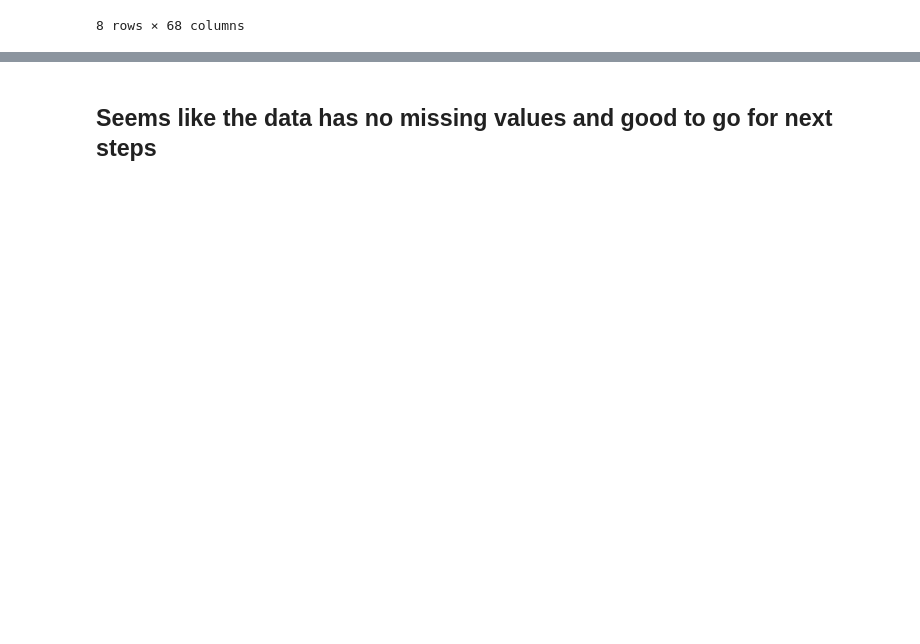
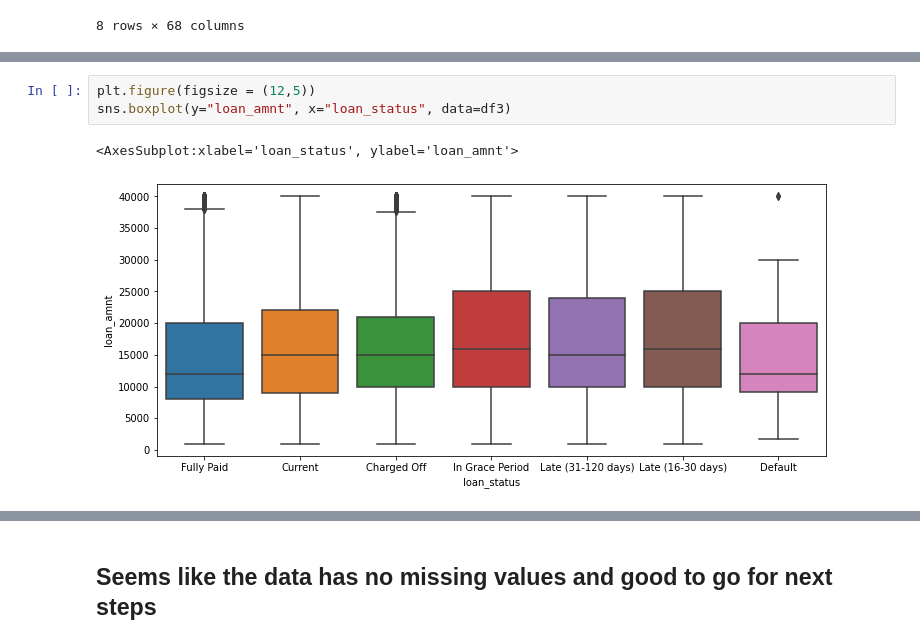
Before and after one commit to zonghaozhou/LendingClub-1, a Jupyter notebook: data_wrangling.ipynb, the cells around one changed output, grey strips where cells are left out. Saved outputs shown, nothing was run; the diff lists cells and outputs as text; blank space fills up the shorter version.

```diff
--- a/data_wrangling.ipynb
+++ b/data_wrangling.ipynb
@@ -219,0 +287,6 @@ df3[num_feat].describe()
+# %%
+plt.figure(figsize = (12,5))
+sns.boxplot(y="loan_amnt", x="loan_status", data=df3)
+# %% [output]
+<AxesSubplot:xlabel='loan_status', ylabel='loan_amnt'>
+[figure, added]
```
Also changed, not shown: parts of 17 cells of this notebook.
